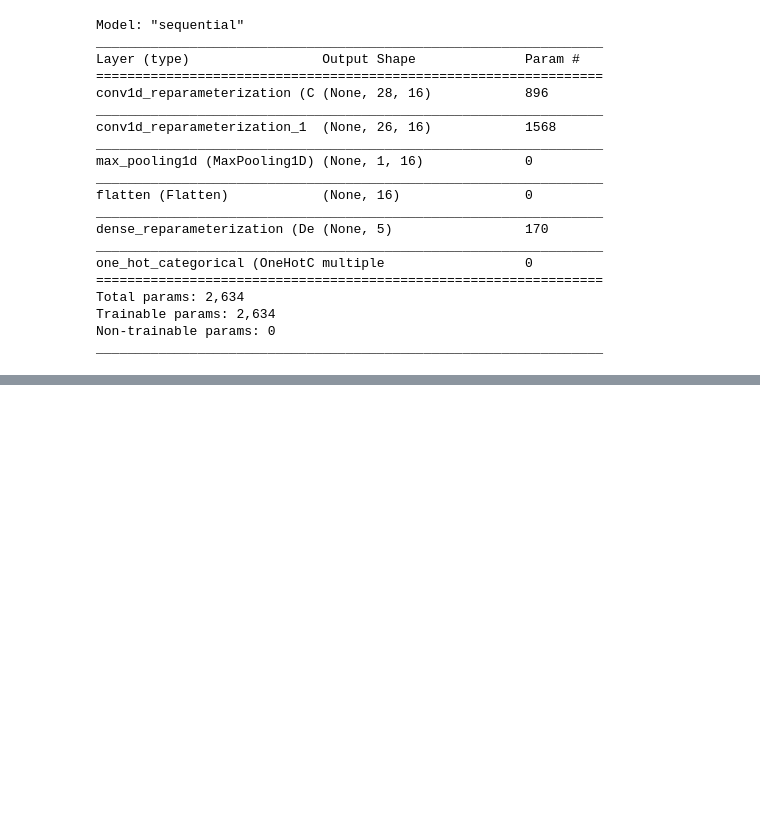
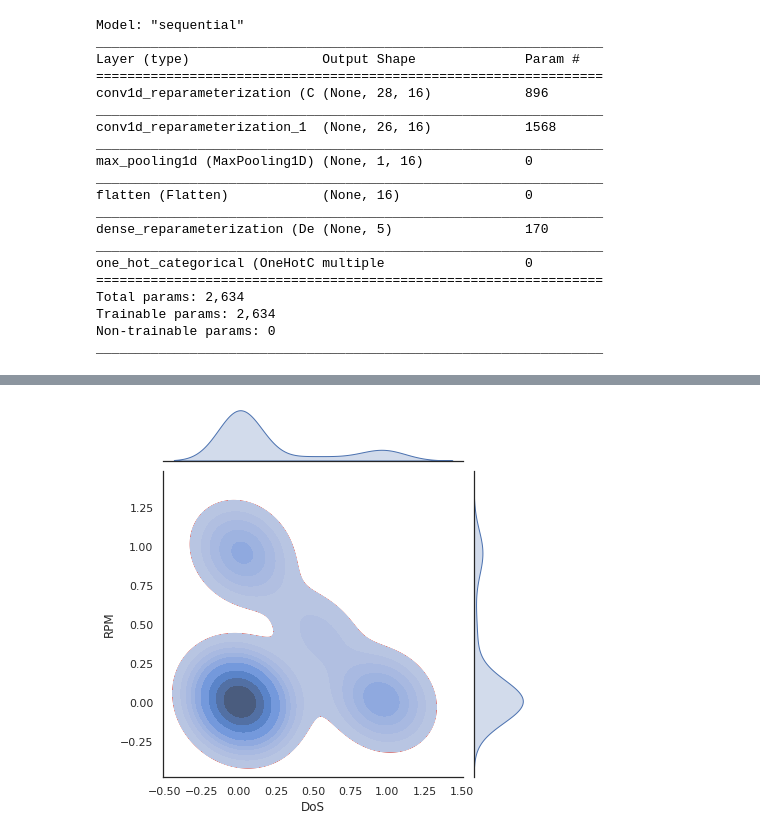
Before and after one commit to ainilaha/ppl_car_hacking, a Jupyter notebook: bayesian_net.ipynb, the cells around one changed output, grey strips where cells are left out. Drawn from its saved outputs; the diff is of its cells as text; code cells hidden in the pictures; blank space fills up the shorter version.

```diff
--- a/bayesian_net.ipynb
+++ b/bayesian_net.ipynb
@@ -364,0 +380,5 @@ sns.displot(df['DoS'],kind='kde', fill=True)
+# %%
+g = sns.jointplot(data=df, x="DoS", y="RPM",kind='kde', fill=True)
+g.plot_joint(sns.kdeplot, color="r", zorder=0, levels=6);
+# %% [output]
+[figure, added]
```
Also changed, not shown: parts of 29 cells of this notebook, 2 other files.
